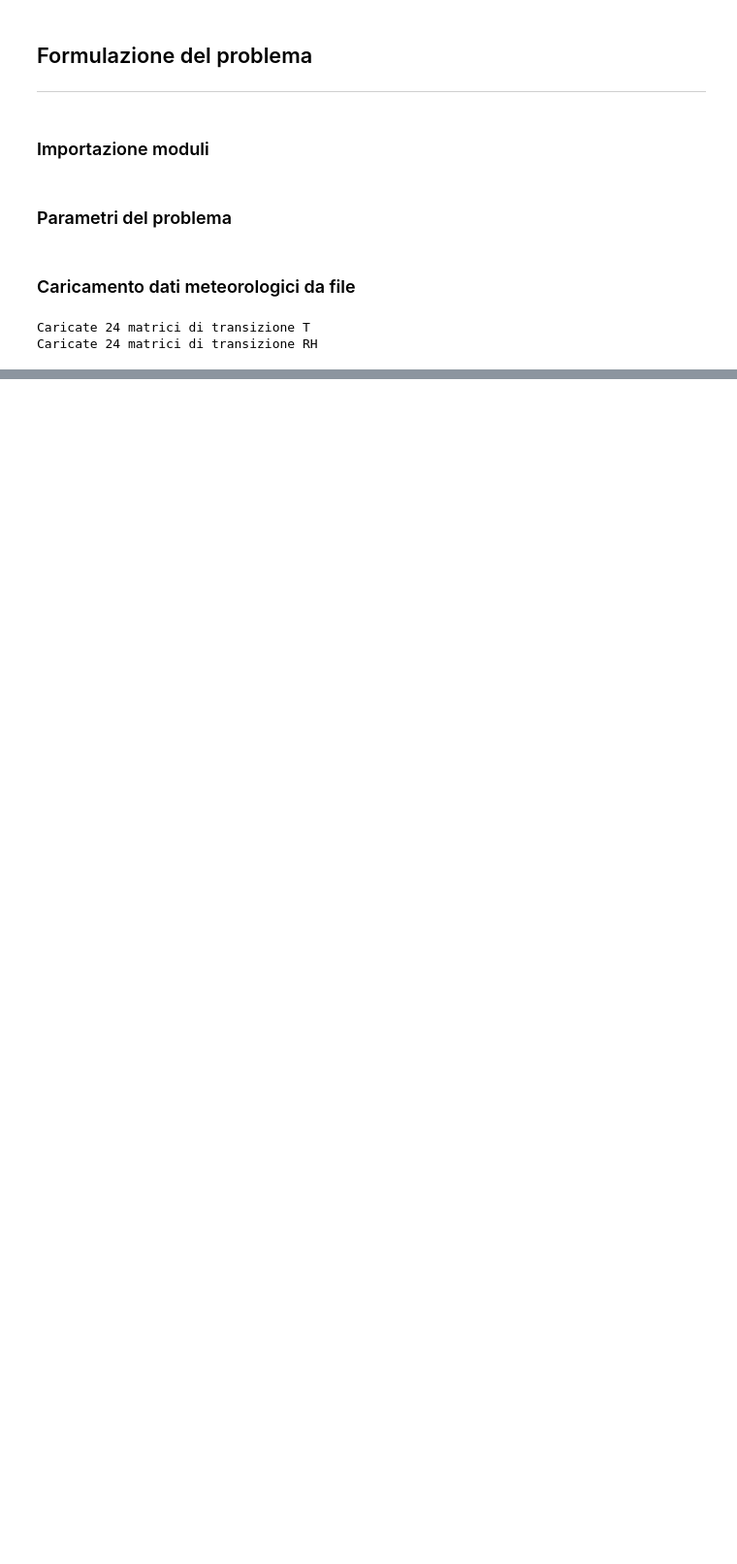
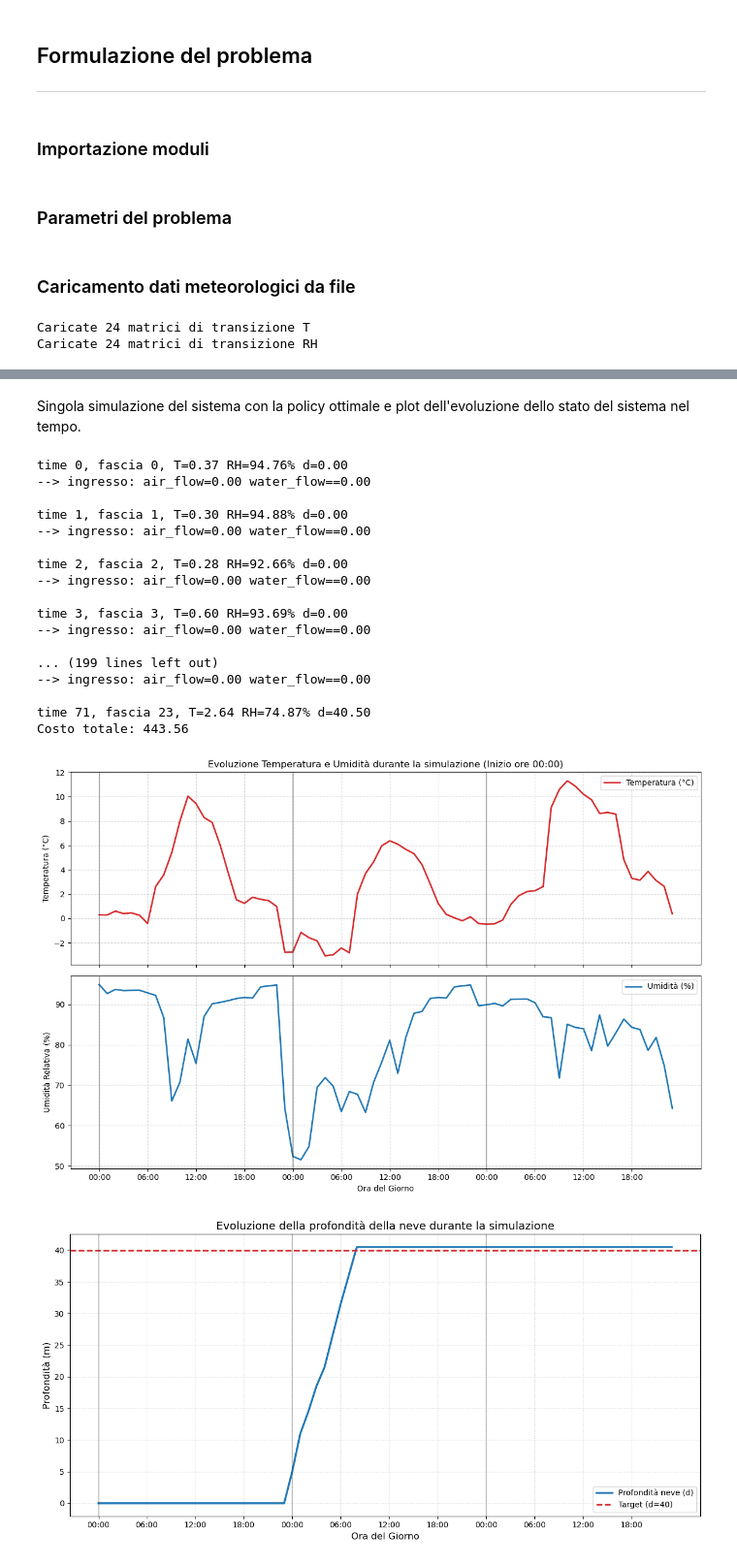
Before and after one commit to kevix01/dp_project, a Jupyter notebook: EfficientSnowProduction.ipynb, the cells around one changed output, grey strips where cells are left out. Shown: that part at 97% size. Cells and saved outputs as stored; diff of their text form; code cells hidden in the pictures; blank space fills up the shorter version.

```diff
--- a/EfficientSnowProduction.ipynb
+++ b/EfficientSnowProduction.ipynb
@@ -623,0 +637,27 @@ optimal_policy = np.load("optimal_policy.npy")
+# %% [markdown]
+Singola simulazione del sistema con la policy ottimale e plot dell'evoluzione dello stato del sistema nel tempo.
+# %%
+T_horiz = 72
+simulation_results=simulate(T_horiz,d0=0,policy=optimal_policy,print_enabled=True)[0]
+plot_weather_simulation(simulation_results, f_t0=0)
+plot_snow_depth(simulation_results,f_t0=0)
+# %% [output]
+time 0, fascia 0, T=0.37 RH=94.76% d=0.00
+--> ingresso: air_flow=0.00 water_flow==0.00
+
+time 1, fascia 1, T=0.30 RH=94.88% d=0.00
+--> ingresso: air_flow=0.00 water_flow==0.00
+
+time 2, fascia 2, T=0.28 RH=92.66% d=0.00
+--> ingresso: air_flow=0.00 water_flow==0.00
+
+time 3, fascia 3, T=0.60 RH=93.69% d=0.00
+--> ingresso: air_flow=0.00 water_flow==0.00
+
+... (199 lines left out)
+--> ingresso: air_flow=0.00 water_flow==0.00
+
+time 71, fascia 23, T=2.64 RH=74.87% d=40.50
+Costo totale: 443.56
+[figure, added]
+[figure, added]
```
Also changed, not shown: parts of 44 cells of this notebook, 1 other file.
